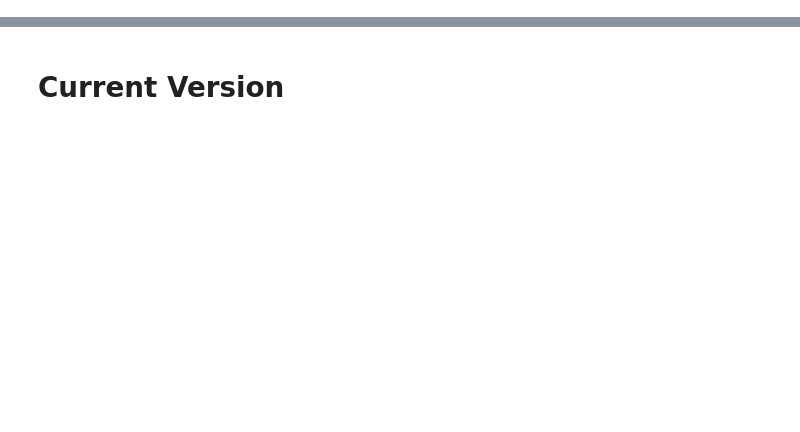
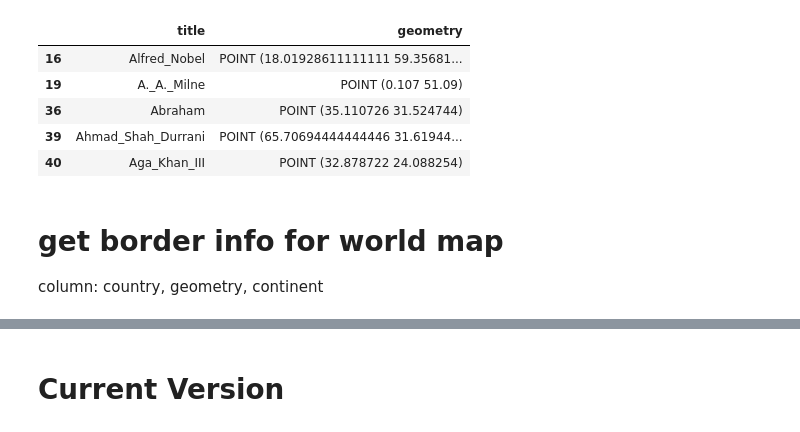
Before and after one commit to qianhongYe/SentimentAnalyzer, a Jupyter notebook: geomap.ipynb, the cells around one changed output, grey strips where cells are left out. Cells and saved outputs as stored; diff of their text form; code cells hidden in the pictures; blank space fills up the shorter version.

```diff
--- a/geomap.ipynb
+++ b/geomap.ipynb
@@ -34,8 +0,0 @@ people_set = set([one for one in loadJson("personList.json")])
-# %%
-len(geodata['title'])
-print (len([one for one in geodata['title'] if one in event_set]))
-
-print (len([one for one in geodata['title'] if one in people_set]))
-for one in people_set:
-    print (one)
-    break
@@ -46,4 +42,19 @@ Teresa_Gazitúa
 # %%
+
+# load all geo information
+names=['title', 'lon', 'lat']
+geodata = pd.read_csv("title_long_lat.csv", names=names)
+geometry = [Point(xy) for xy in zip(geodata['lon'], geodata['lat'])]
+
+# load event set (with _)
+event_set = set([one for one in loadJson("eventList.json")])
+# load people set
+people_set = set([one for one in loadJson("personList.json")])
+
+print (len([one for one in geodata['title'] if one in event_set]))
+
+print (len([one for one in geodata['title'] if one in people_set]))
+
 event_geodata = geodata[geodata['title'].isin(event_set)]
 event_geometry = [Point(xy) for xy in zip(event_geodata['lon'], event_geodata['lat'])]
 people_geodata = geodata[geodata['title'].isin(people_set)]
@@ -52,6 +63,20 @@ other_geodata = geodata[~geodata['title'].isin(event_set)]
 other_geodata = other_geodata[~geodata['title'].isin(people_set)]
 other_geometry = [Point(xy) for xy in zip(other_geodata['lon'], other_geodata['lat'])]
 
+# event_gdf = GeoDataFrame(event_geodata, geometry=event_geometry)
+# people_gdf = GeoDataFrame(people_geodata, geometry=people_geometry)
+# other_gdf = GeoDataFrame(other_geodata, geometry=other_geometry)
+
+sub_gdf = {}
+sub_gdf["People"] = GeoDataFrame(people_geodata, geometry=people_geometry)[['title','geometry']] #people_gdf
+sub_gdf["Events"] = GeoDataFrame(event_geodata, geometry=event_geometry)[['title','geometry']] # event_gdf
+sub_gdf["Others"] = GeoDataFrame(other_geodata, geometry=other_geometry)[['title','geometry']] # other_gdf
+
+# sub_geodata = {}
+# sub_geodata["People"]=people_geodata
+# sub_geodata["Events"]=event_geodata
+# sub_geodata["Others"]=other_geodata
+
 print(len(geodata))
 print (len(event_geodata))
 print (len(people_geodata))
@@ -261,3 +91,13 @@ print (len(other_geodata))
+# %%
+#how the data sub_geodata["People"] looks like
+sub_gdf["People"].head()
+# %% [output]
+|  | title | geometry |
+| 16 | Alfred_Nobel | POINT (18.01928611111111 59.35681... |
+| 19 | A._A._Milne | POINT (0.107 51.09) |
+| 36 | Abraham | POINT (35.110726 31.524744) |
+| 39 | Ahmad_Shah_Durrani | POINT (65.70694444444446 31.61944... |
+| 40 | Aga_Khan_III | POINT (32.878722 24.088254) |
 # %%
 #load score information
 
@@ -287,3 +127,7 @@ scores["MPQA"]["positive+negative"] = pos_neg_score_MPQA
 scores["LIWC"]["positive"] = pos_score_LIWC
 scores["LIWC"]["negative"] = neg_score_LIWC
 scores["LIWC"]["positive+negative"] = pos_neg_score_LIWC
+# %% [markdown]
+# get border info for world map
+
+column: country, geometry, continent
```
Also changed, not shown: parts of 37 cells of this notebook.
